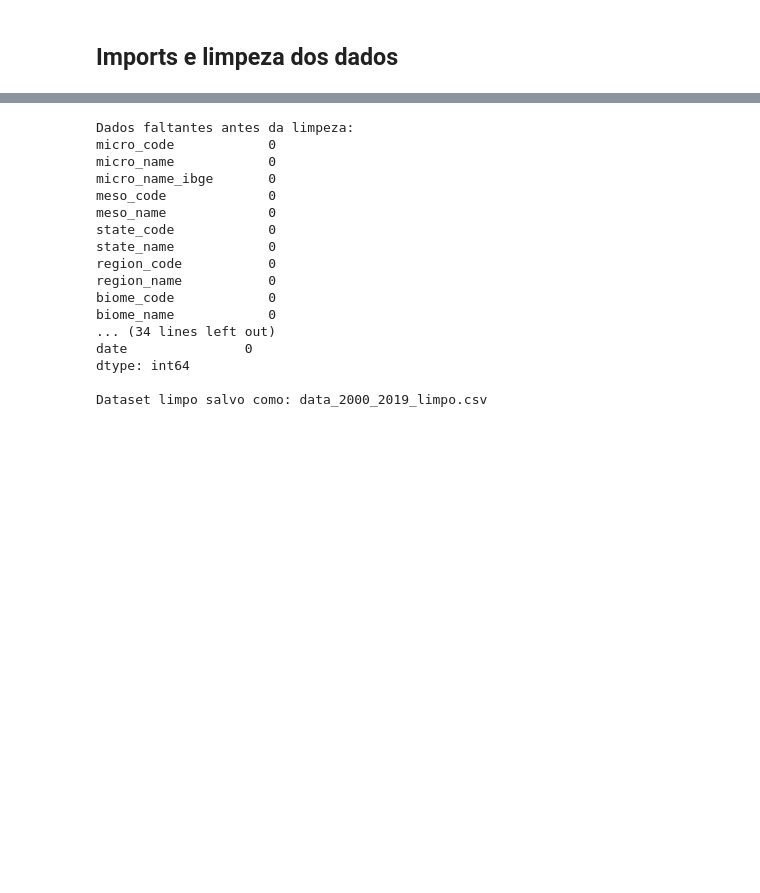
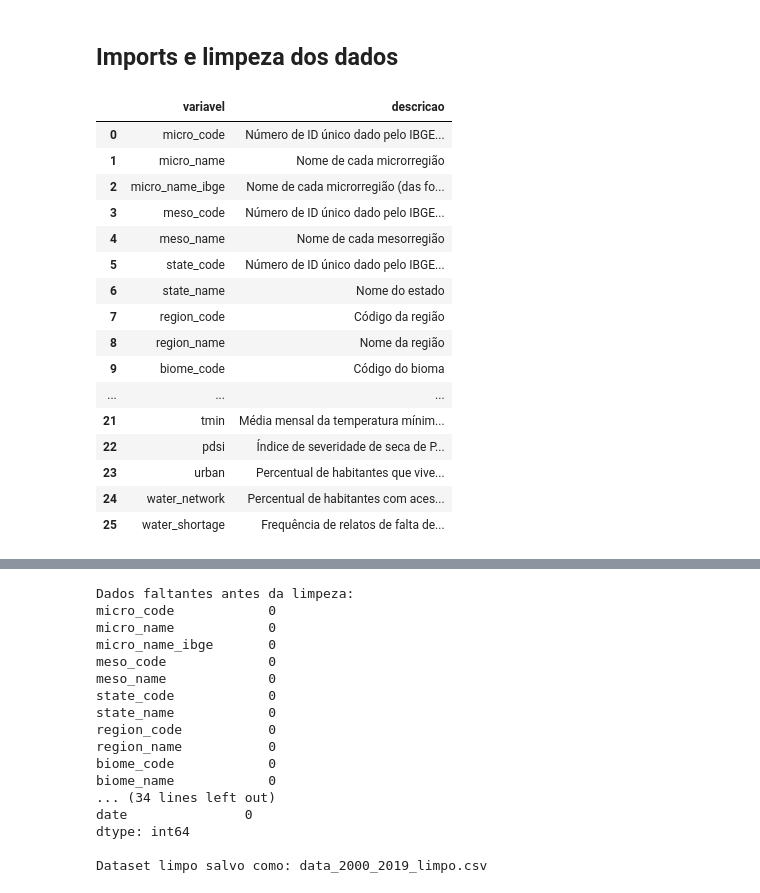
Before and after one commit to lorenaaxbastos/sc-machine-learning-ii, a Jupyter notebook: projeto/projeto v2.ipynb, the cells around one changed output, grey strips where cells are left out. Drawn from its saved outputs; the diff is of its cells as text; code cells hidden in the pictures; blank space fills up the shorter version.

Commit message:
feat adicionar dicionario de dados ao projeto

```diff
--- a/projeto/projeto v2.ipynb
+++ b/projeto/projeto v2.ipynb
@@ -121,6 +121,37 @@ from sklearn.decomposition import PCA
 import warnings
 
 warnings.filterwarnings("ignore")
+# %%
+with open("dicionario_dados.txt", "r", encoding="utf8") as arquivo:
+    lines = arquivo.readlines()
+
+dicionario_dados = {}
+
+for i, line in enumerate(lines):
+    if i > 1:
+        dados = [text.strip() for text in line.split("|")][1:-1]
+        dicionario_dados[dados[0]] = dados[-1]
+# %%
+dicionario_dados = pd.DataFrame(dicionario_dados.items(), columns=["variavel", "descricao"])
+display(dicionario_dados)
+# %% [output]
+|  | variavel | descricao |
+| 0 | micro_code | Número de ID único dado pelo IBGE... |
+| 1 | micro_name | Nome de cada microrregião |
+| 2 | micro_name_ibge | Nome de cada microrregião (das fo... |
+| 3 | meso_code | Número de ID único dado pelo IBGE... |
+| 4 | meso_name | Nome de cada mesorregião |
+| 5 | state_code | Número de ID único dado pelo IBGE... |
+| 6 | state_name | Nome do estado |
+| 7 | region_code | Código da região |
+| 8 | region_name | Nome da região |
+| 9 | biome_code | Código do bioma |
+| ... | ... | ... |
+| 21 | tmin | Média mensal da temperatura mínim... |
+| 22 | pdsi | Índice de severidade de seca de P... |
+| 23 | urban | Percentual de habitantes que vive... |
+| 24 | water_network | Percentual de habitantes com aces... |
+| 25 | water_shortage | Frequência de relatos de falta de... |
 # %%
 df_dengue = pd.read_csv("data_2000_2019.csv")
 df_dengue.head(10)
```
Also changed, not shown: parts of 1 cell of this notebook, 1 other file.
